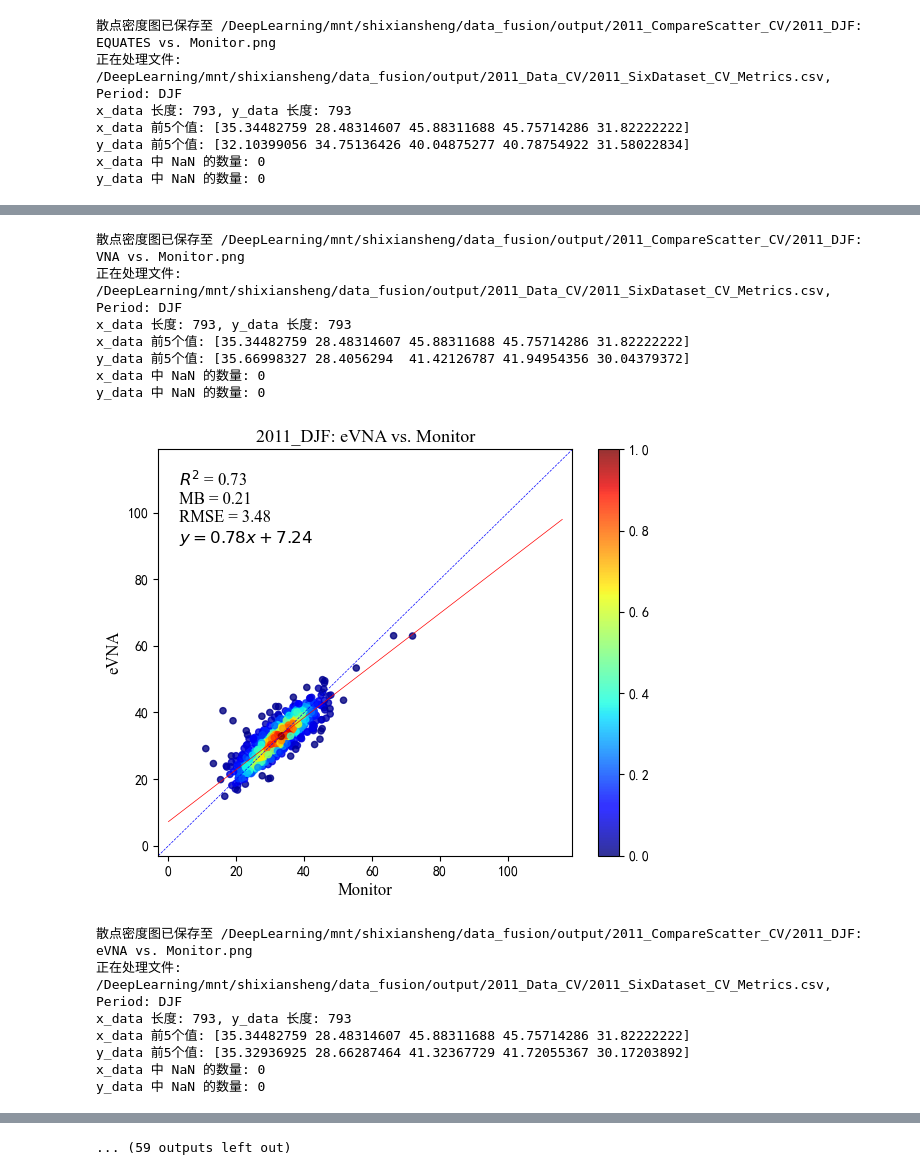
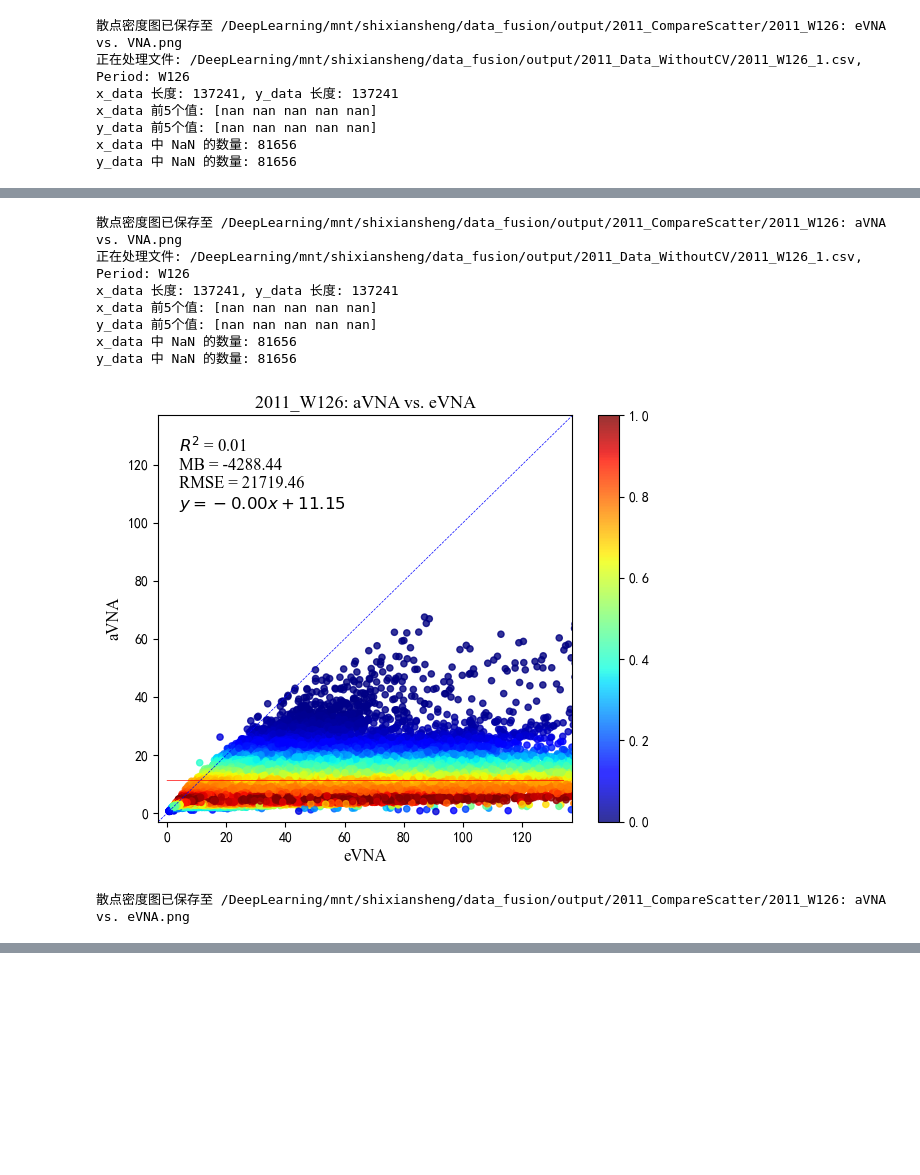
Before and after one commit to YuanTouMaoDie/O3MAT, a Jupyter notebook: Scatter_Diff.ipynb, the cells around one changed output, grey strips where cells are left out. Saved outputs shown, nothing was run; the diff lists cells and outputs as text; code cells hidden in the pictures; blank space fills up the shorter version.

```diff
--- a/Scatter_Diff.ipynb
+++ b/Scatter_Diff.ipynb
@@ -13,7 +13,7 @@ def extract_key_period(period):
     """
     Extract key period (e.g., JFM, AMJ) from the full period string.
     """
-    key_periods = ["DJF", "MAM", "JJA", "SON", 'Annual', 'Apr-Sep', 'top-10']
+    key_periods = ["DJF", "MAM", "JJA", "SON", 'Annual', 'Apr-Sep', 'top-10','W126']
     for key in key_periods:
         if key in period:
             return key
@@ -122,7 +122,7 @@ def plot_density_scatter(dataframe_x, dataframe_y, x_column, y_column, period_co
 
     # 添加 1:1 参考线
     max_val = max(valid_x_data.max(), valid_y_data.max())
-    max_val =116  # 设置最大值为 116
+    max_val =134  # 设置最大值为 116
 
     # 调整x和y轴一样并添加余量，如果数据差别不大
     max_val1 = max_val + 3
@@ -203,13 +203,15 @@ def process_file(fusion_output_file, x_axis_file):
     period_column = 'Period'  # Period列
 
     # variables = ['model', 'vna_ozone', 'evna_ozone', 'avna_ozone', 'ds_ozone', 'harvard_ml']
-    # comparisons = list(itertools.combinations(variables, 2))
+    variables = ['vna_ozone', 'evna_ozone', 'avna_ozone']
+    comparisons = list(itertools.combinations(variables, 2))
 
-    variables = ['model', 'vna_ozone', 'evna_ozone', 'avna_ozone', 'ds_ozone']
-    variables.append('Conc')
-    comparisons = [('Conc', var) for var in variables if var != 'Conc']
-    print(comparisons)
-    keywords = ["DJF", "MAM", "JJA", "SON", 'Annual', 'Apr - Sep', 'top - 10']
+    # variables = ['model', 'vna_ozone', 'evna_ozone', 'avna_ozone', 'ds_ozone']
+    # variables.append('Conc')
+    # comparisons = [('Conc', var) for var in variables if var != 'Conc']
+    # print(comparisons)
+    # keywords = ["DJF", "MAM", "JJA", "SON", 'Annual', 'Apr-Sep', 'top-10','W126']
+    keywords = ["W126"]
 
     # 提取年份
     year_x = get_year(x_axis_file)
@@ -222,7 +224,7 @@ def process_file(fusion_output_file, x_axis_file):
     year = year_x
 
     # 动态生成路径名称
-    output_dir = os.path.join('/DeepLearning/mnt/shixiansheng/data_fusion/output', f"{year}_CompareScatter_CV")
+    output_dir = os.path.join('/DeepLearning/mnt/shixiansheng/data_fusion/output', f"{year}_CompareScatter")
 
     # 如果路径不存在，则自动创建
     if not os.path.exists(output_dir):
@@ -231,7 +233,7 @@ def process_file(fusion_output_file, x_axis_file):
     else:
         print(f"Directory already exists: {output_dir}")
 
-    output_csv_path = os.path.join(output_dir, '2011_MethodCompareTable_CV.csv')
+    output_csv_path = os.path.join(output_dir, 'Save')
 
     # 遍历每个关键字并绘制图形
     for keyword in keywords:
@@ -248,9 +250,9 @@ if __name__ == "__main__":
     # x_axis_file = "/DeepLearning/mnt/shixiansheng/data_fusion/output/2011_Data_WithoutCV/2011_SixDataset_CONUS_dailyIntometrics.csv"
 
     fusion_output_files = [
-        "/DeepLearning/mnt/shixiansheng/data_fusion/output/2011_Data_CV/2011_SixDataset_CV_Metrics.csv",
+        "/DeepLearning/mnt/shixiansheng/data_fusion/output/2011_Data_WithoutCV/2011_W126_1.csv",
     ]
-    x_axis_file = "/DeepLearning/mnt/shixiansheng/data_fusion/output/2011_Data_CV/2011_SixDataset_CV_Metrics.csv"
+    x_axis_file = "/DeepLearning/mnt/shixiansheng/data_fusion/output/2011_Data_WithoutCV/2011_W126_1.csv"
 
     for file in fusion_output_files:
         process_file(file, x_axis_file)
@@ -267,7 +268,7 @@ y_data 中 NaN 的数量: 0
-散点密度图已保存至 /DeepLearning/mnt/shixiansheng/data_fusion/output/2011_CompareScatter_CV/2011_DJF: EQUATES vs. Monitor.png
-正在处理文件: /DeepLearning/mnt/shixiansheng/data_fusion/output/2011_Data_CV/2011_SixDataset_CV_Metrics.csv, Period: DJF
-x_data 长度: 793, y_data 长度: 793
-x_data 前5个值: [35.34482759 28.48314607 45.88311688 45.75714286 31.82222222]
-y_data 前5个值: [32.10399056 34.75136426 40.04875277 40.78754922 31.58022834]
-x_data 中 NaN 的数量: 0
-y_data 中 NaN 的数量: 0
+散点密度图已保存至 /DeepLearning/mnt/shixiansheng/data_fusion/output/2011_CompareScatter/2011_W126: eVNA vs. VNA.png
+正在处理文件: /DeepLearning/mnt/shixiansheng/data_fusion/output/2011_Data_WithoutCV/2011_W126_1.csv, Period: W126
+x_data 长度: 137241, y_data 长度: 137241
+x_data 前5个值: [nan nan nan nan nan]
+y_data 前5个值: [nan nan nan nan nan]
+x_data 中 NaN 的数量: 81656
+y_data 中 NaN 的数量: 81656
@@ -275,15 +276,9 @@ y_data 中 NaN 的数量: 0
-散点密度图已保存至 /DeepLearning/mnt/shixiansheng/data_fusion/output/2011_CompareScatter_CV/2011_DJF: VNA vs. Monitor.png
-正在处理文件: /DeepLearning/mnt/shixiansheng/data_fusion/output/2011_Data_CV/2011_SixDataset_CV_Metrics.csv, Period: DJF
-x_data 长度: 793, y_data 长度: 793
-x_data 前5个值: [35.34482759 28.48314607 45.88311688 45.75714286 31.82222222]
-y_data 前5个值: [35.66998327 28.4056294  41.42126787 41.94954356 30.04379372]
-x_data 中 NaN 的数量: 0
-y_data 中 NaN 的数量: 0
+散点密度图已保存至 /DeepLearning/mnt/shixiansheng/data_fusion/output/2011_CompareScatter/2011_W126: aVNA vs. VNA.png
+正在处理文件: /DeepLearning/mnt/shixiansheng/data_fusion/output/2011_Data_WithoutCV/2011_W126_1.csv, Period: W126
+x_data 长度: 137241, y_data 长度: 137241
+x_data 前5个值: [nan nan nan nan nan]
+y_data 前5个值: [nan nan nan nan nan]
+x_data 中 NaN 的数量: 81656
+y_data 中 NaN 的数量: 81656
-[figure, old version]
+[figure, new version]
-散点密度图已保存至 /DeepLearning/mnt/shixiansheng/data_fusion/output/2011_CompareScatter_CV/2011_DJF: eVNA vs. Monitor.png
-正在处理文件: /DeepLearning/mnt/shixiansheng/data_fusion/output/2011_Data_CV/2011_SixDataset_CV_Metrics.csv, Period: DJF
-x_data 长度: 793, y_data 长度: 793
-x_data 前5个值: [35.34482759 28.48314607 45.88311688 45.75714286 31.82222222]
-y_data 前5个值: [35.32936925 28.66287464 41.32367729 41.72055367 30.17203892]
-x_data 中 NaN 的数量: 0
-y_data 中 NaN 的数量: 0
+散点密度图已保存至 /DeepLearning/mnt/shixiansheng/data_fusion/output/2011_CompareScatter/2011_W126: aVNA vs. eVNA.png
@@ -307 +284,0 @@ y_data 中 NaN 的数量: 0
-... (59 outputs left out)
```
Also changed, not shown: parts of 1 cell of this notebook, 25 other files.
